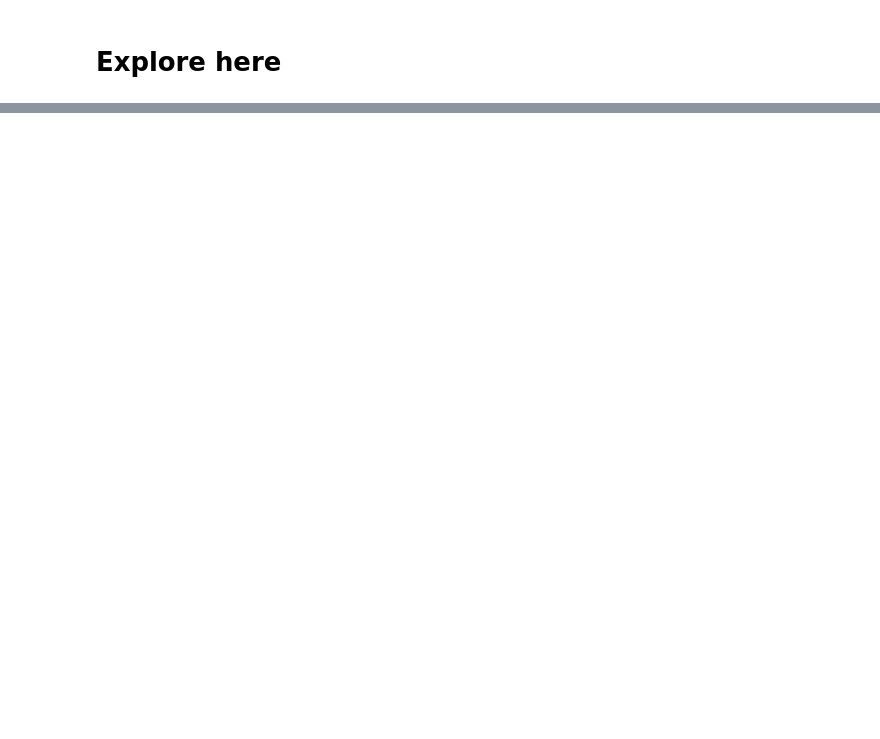
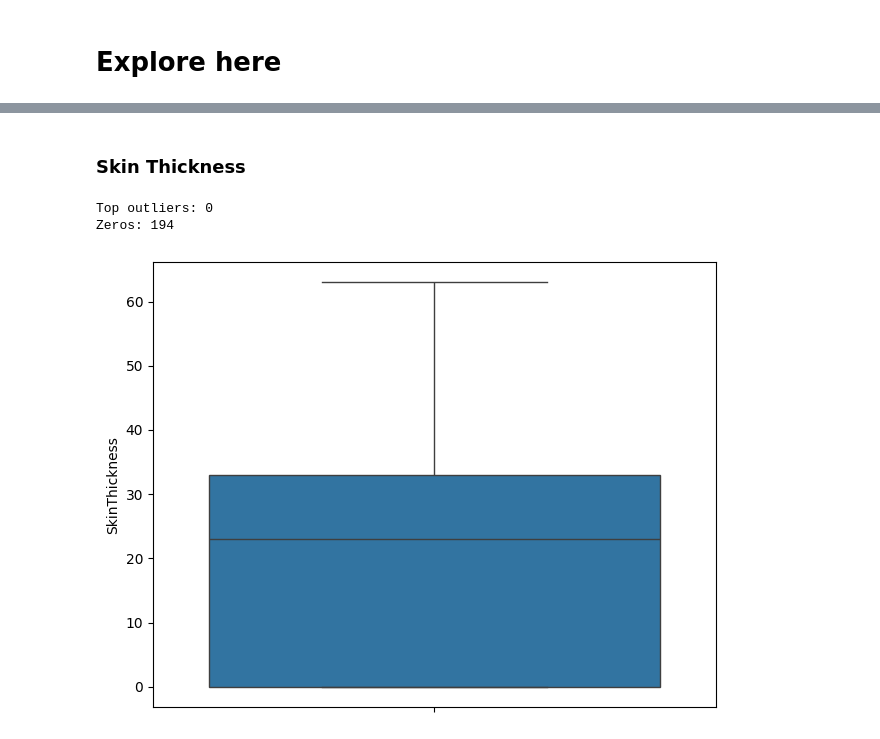
Before and after one commit to leandro-reguero/decision-trees, a Jupyter notebook: src/explore.ipynb, the cells around one changed output, grey strips where cells are left out. Saved outputs shown, nothing was run; the diff lists cells and outputs as text; code cells hidden in the pictures; blank space fills up the shorter version.

```diff
--- a/src/explore.ipynb
+++ b/src/explore.ipynb
@@ -34,0 +182,3 @@ OSError: Cannot save file into a non-existent directory: 'decision-trees\data\ra
+# %%
+rawdata = rawdata[rawdata['BloodPressure'] > 0]
+rawdata.describe()
@@ -34,0 +195,14 @@ OSError: Cannot save file into a non-existent directory: 'decision-trees\data\ra
+# %% [markdown]
+### Skin Thickness
+# %%
+print(f"Top outliers: {len(rawdata[rawdata['SkinThickness'] > 80])}")
+print(f"Zeros: {len(rawdata[rawdata['SkinThickness'] == 0])}")
+
+
+sns.boxplot(rawdata['SkinThickness'])
+plt.tight_layout()
+plt.show()
+# %% [output]
+Top outliers: 0
+Zeros: 194
+[figure, added]
```
Also changed, not shown: parts of 29 cells of this notebook, 1 other file.
